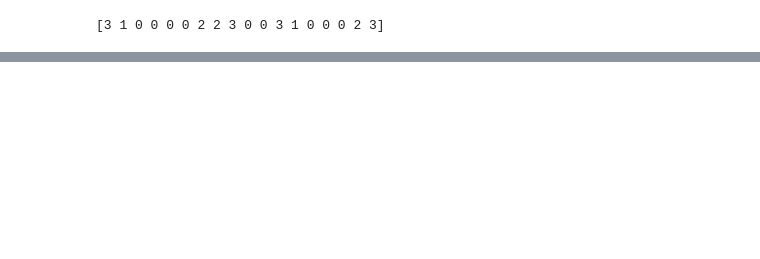
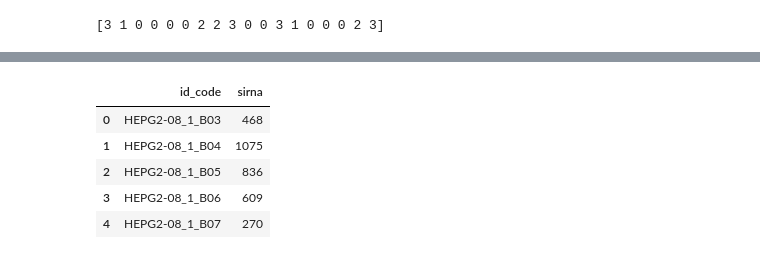
Before and after one commit to chengjiun/kaggle-2019Q3-cellular, a Jupyter notebook: Notebooks/rcic-rcic-fastai-starter-efficientnet.ipynb, the cells around one changed output, grey strips where cells are left out. Cells and saved outputs as stored; diff of their text form; code cells hidden in the pictures; blank space fills up the shorter version.

Commit message:
update effB4 384 model with correct boosted code

```diff
--- a/Notebooks/rcic-rcic-fastai-starter-efficientnet.ipynb
+++ b/Notebooks/rcic-rcic-fastai-starter-efficientnet.ipynb
@@ -826,3 +403,5 @@ learn.fit_one_cycle(5,1e-6)
 | 4 | 1.185921 | 2.644634 | 46.617367 | 53:57 |
 # %% [markdown]
 ## Inference and Submission Generation
+# %%
+learn.load('effnetb4-stage-2')
@@ -829,13 +426,13 @@ learn.fit_one_cycle(5,1e-6)
 # %%
 test_df = pd.read_csv(f'{BASE_DIR}/test.csv')
-proc_test_df = generate_df(test_df.copy(), sample_num=1)
+proc_test_df = generate_df(test_df.copy(), sample_num=[1])
 data_test = MultiChannelImageList.from_df(df=proc_test_df,path=f'{BASE_DIR}/test/')
 learn.data.add_test(data_test)
 # %%
 preds, _ = learn.get_preds(DatasetType.Test)
 preds_ = preds.argmax(dim=-1)
 # %%
-proc_test_df = generate_df(test_df.copy(), sample_num=2)
+proc_test_df = generate_df(test_df.copy(), sample_num=[2])
 data_test = MultiChannelImageList.from_df(df=proc_test_df,path=f'{BASE_DIR}/test/')
 learn.data.add_test(data_test)
 preds2, _ = learn.get_preds(DatasetType.Test)
@@ -902,3 +484,5 @@ array([[4, 2, 3, 1],
+# %%
+sub_df = pd.read_csv('./submission-231.csv')
 # %%
 plate_groups = np.zeros((1108,4), int)
 for sirna in range(1108):
@@ -959,3 +543,11 @@ submission_df['sirna2'] = sub_df['sirna']
 # %%
-sub_df.to_csv('submission-resnet101-doublesite-boost.csv',index=False)
+# boosted by submission-231.csv
+sub_df.to_csv('submission-effB4-384-doublesite-boosted.2.csv',index=False)
 sub_df.head()
+# %% [output]
+|  | id_code | sirna |
+| 0 | HEPG2-08_1_B03 | 468 |
+| 1 | HEPG2-08_1_B04 | 1075 |
+| 2 | HEPG2-08_1_B05 | 836 |
+| 3 | HEPG2-08_1_B06 | 609 |
+| 4 | HEPG2-08_1_B07 | 270 |
```
Also changed, not shown: parts of 12 cells of this notebook.
